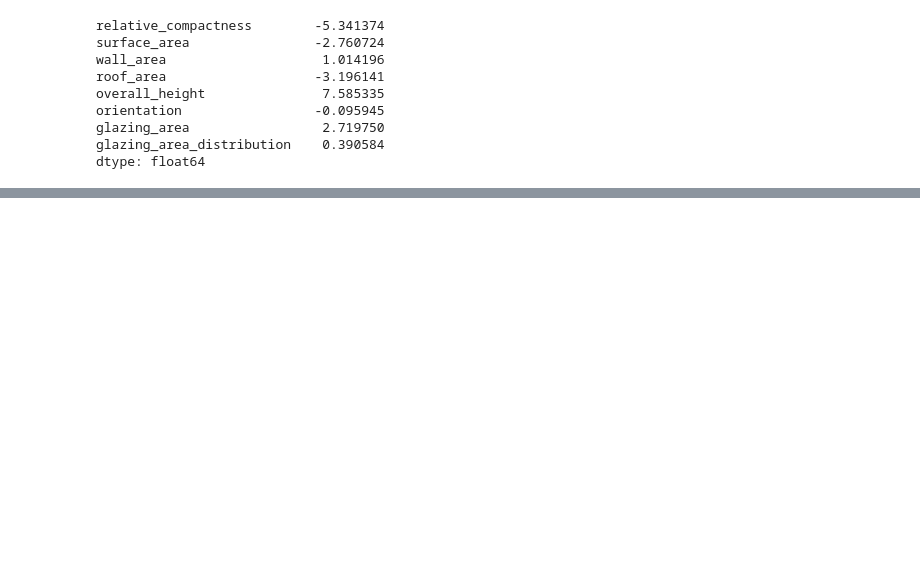
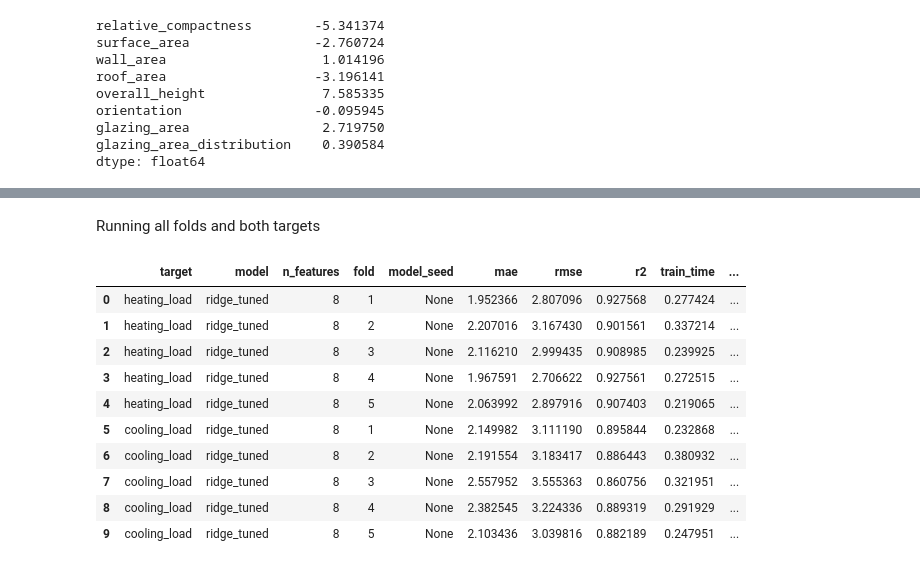
Before and after one commit to jacob-baker25/eleg405-energy-load-prediction, a Jupyter notebook: notebooks/02_linear_ridge_jacob.ipynb, the cells around one changed output, grey strips where cells are left out. Drawn from its saved outputs; the diff is of its cells as text; code cells hidden in the pictures; blank space fills up the shorter version.

Commit message:
Add nested CV Ridge tuning results

```diff
--- a/notebooks/02_linear_ridge_jacob.ipynb
+++ b/notebooks/02_linear_ridge_jacob.ipynb
@@ -421,0 +431,17 @@ dtype: float64
+# %%
+RIDGE_ALPHAS = [0.01, 0.1, 1.0, 10.0, 100.0]
+
+ridge_pipeline = Pipeline([
+    ("scaler", StandardScaler()),
+    ("model", Ridge()),
+])
+
+param_grid = {
+    "model__alpha": RIDGE_ALPHAS
+}
+
+inner_cv = KFold(
+    n_splits=3,
+    shuffle=True,
+    random_state=42,
+)
@@ -421,0 +480,63 @@ dtype: float64
+# %% [markdown]
+Running all folds and both targets
+# %%
+tuned_results = []
+
+for target in TARGET_COLUMNS:
+
+    for fold, (train_idx, val_idx) in enumerate(
+        cv.split(X_dev), start=1
+    ):
+
+        X_train = X_dev.iloc[train_idx]
+        X_val = X_dev.iloc[val_idx]
+
+        y_train = y_dev[target].iloc[train_idx]
+        y_val = y_dev[target].iloc[val_idx]
+
+        search = GridSearchCV(
+            estimator=ridge_pipeline,
+            param_grid=param_grid,
+            scoring="neg_root_mean_squared_error",
+            cv=inner_cv,
+            refit=True,
+        )
+
+        start = perf_counter()
+        search.fit(X_train, y_train)
+        total_search_time = perf_counter() - start
+
+        start = perf_counter()
+        predictions = search.predict(X_val)
+        prediction_time = perf_counter() - start
+
+        tuned_results.append({
+            "target": target,
+            "model": "ridge_tuned",
+            "n_features": 8,
+            "fold": fold,
+            "model_seed": None,
+            "mae": mean_absolute_error(y_val, predictions),
+            "rmse": mean_squared_error(y_val, predictions) ** 0.5,
+            "r2": r2_score(y_val, predictions),
+            "train_time": total_search_time,
+            "prediction_time": prediction_time,
+            "best_alpha": search.best_params_["model__alpha"],
+            "inner_cv_rmse": -search.best_score_,
+        })
+
+tuned_results_df = pd.DataFrame(tuned_results)
+
+tuned_results_df
+# %% [output]
+|  | target | model | n_features | fold | model_seed | mae | rmse | r2 | train_time | ... |
+| 0 | heating_load | ridge_tuned | 8 | 1 | None | 1.952366 | 2.807096 | 0.927568 | 0.277424 | ... |
+| 1 | heating_load | ridge_tuned | 8 | 2 | None | 2.207016 | 3.167430 | 0.901561 | 0.337214 | ... |
+| 2 | heating_load | ridge_tuned | 8 | 3 | None | 2.116210 | 2.999435 | 0.908985 | 0.239925 | ... |
+| 3 | heating_load | ridge_tuned | 8 | 4 | None | 1.967591 | 2.706622 | 0.927561 | 0.272515 | ... |
+| 4 | heating_load | ridge_tuned | 8 | 5 | None | 2.063992 | 2.897916 | 0.907403 | 0.219065 | ... |
+| 5 | cooling_load | ridge_tuned | 8 | 1 | None | 2.149982 | 3.111190 | 0.895844 | 0.232868 | ... |
+| 6 | cooling_load | ridge_tuned | 8 | 2 | None | 2.191554 | 3.183417 | 0.886443 | 0.380932 | ... |
+| 7 | cooling_load | ridge_tuned | 8 | 3 | None | 2.557952 | 3.555363 | 0.860756 | 0.321951 | ... |
+| 8 | cooling_load | ridge_tuned | 8 | 4 | None | 2.382545 | 3.224336 | 0.889319 | 0.291929 | ... |
+| 9 | cooling_load | ridge_tuned | 8 | 5 | None | 2.103436 | 3.039816 | 0.882189 | 0.247951 | ... |
```
Also changed, not shown: parts of 9 cells of this notebook, 1 other file.
